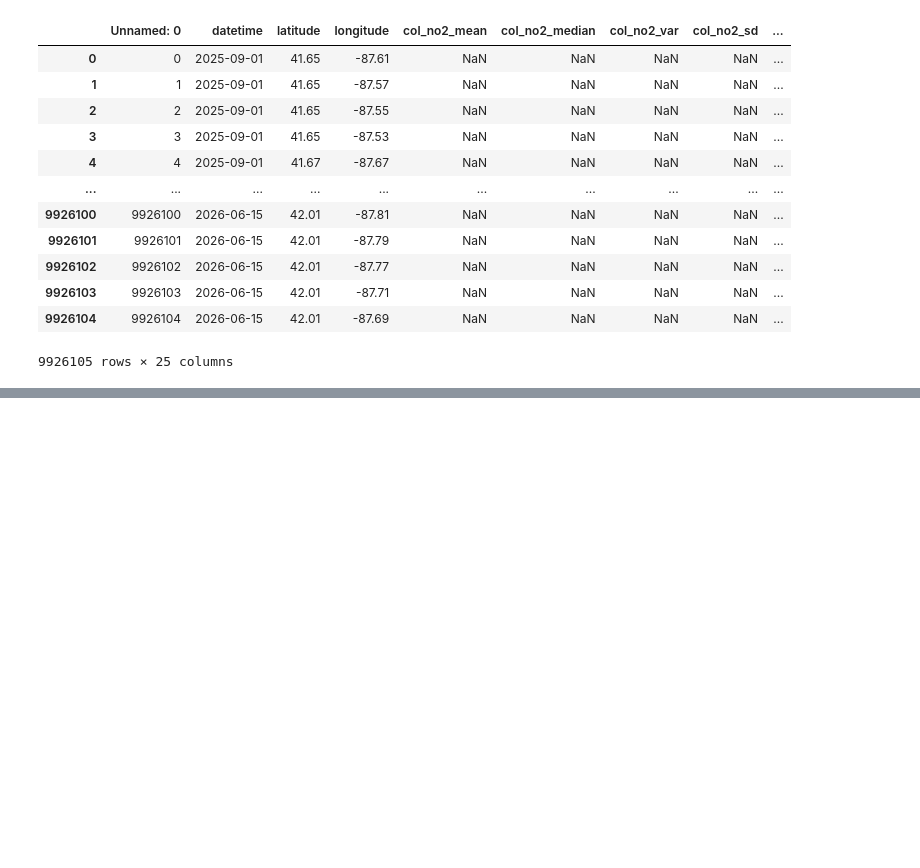
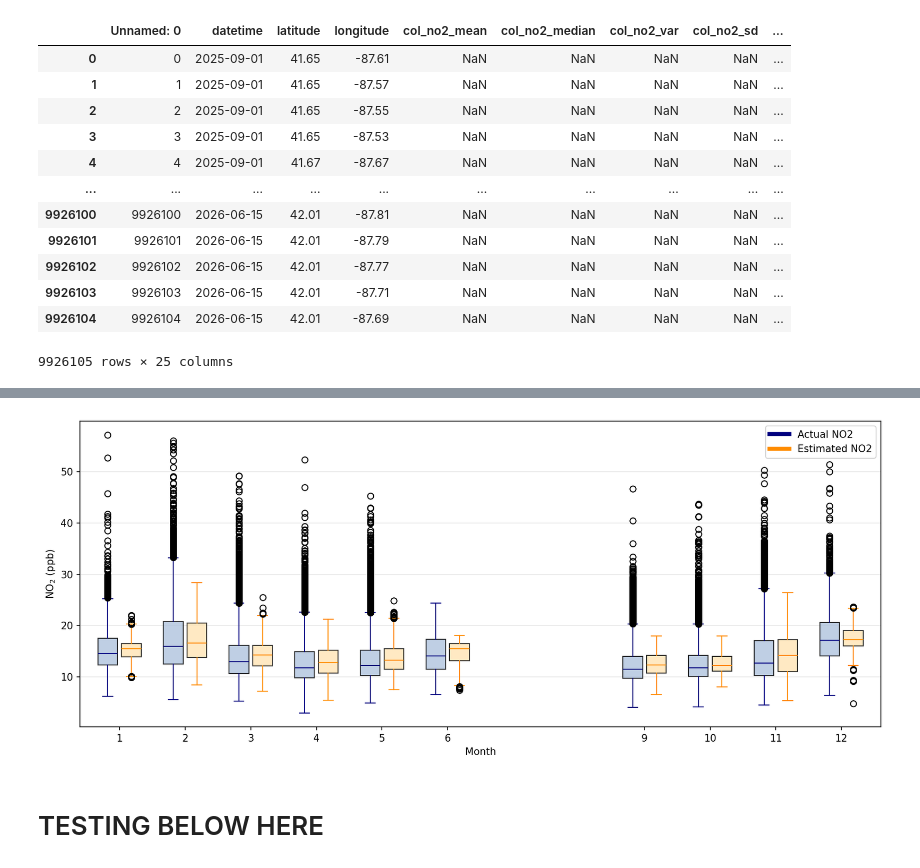
Before and after one commit to NASA-EarthRISE/earthrise-toolkit_ChicagoHAQ-2026, a Jupyter notebook: processing-scripts/clarity-tempo-fusion-v3.ipynb, the cells around one changed output, grey strips where cells are left out. Cells and saved outputs as stored; diff of their text form; code cells hidden in the pictures; blank space fills up the shorter version.

```diff
--- a/processing-scripts/clarity-tempo-fusion-v3.ipynb
+++ b/processing-scripts/clarity-tempo-fusion-v3.ipynb
@@ -357,0 +331,74 @@ vals = vals.merge(model_vals, on="hour", how="outer")
+# %%
+max_points_per_box = 10000
+
+monthly_estimates_plot = (
+    monthly_estimates_df[['month', 'sfc_no2_mean', 'no2_estimate']]
+    .dropna(subset=['sfc_no2_mean', 'no2_estimate'])
+    .copy()
+)
+monthly_estimates_plot['month'] = monthly_estimates_plot['month'].astype(int)
+
+months = []
+actual_by_hour = []
+estimated_by_hour = []
+
+rng = np.random.default_rng(41)
+
+for month, group in monthly_estimates_plot.groupby('month', sort=True):
+    months.append(int(month))
+
+    actual_values = group['sfc_no2_mean'].to_numpy(dtype=float)
+    estimated_values = group['no2_estimate'].to_numpy(dtype=float)
+
+    if len(actual_values) > max_points_per_box:
+        sample_idx = rng.choice(len(actual_values), size=max_points_per_box, replace=False)
+        actual_values = actual_values[sample_idx]
+        estimated_values = estimated_values[sample_idx]
+
+    actual_by_hour.append(actual_values)
+    estimated_by_hour.append(estimated_values)
+
+fig, ax = plt.subplots(figsize=(12, 5))
+
+positions_actual = [month - 0.18 for month in months]
+positions_estimated = [month + 0.18 for month in months]
+
+ax.boxplot(
+    actual_by_hour,
+    positions=positions_actual,
+    widths=0.3,
+    patch_artist=True,
+    boxprops=dict(facecolor='lightsteelblue', alpha=0.8),
+    medianprops=dict(color='navy'),
+    whiskerprops=dict(color='navy'),
+    capprops=dict(color='navy'),
+)
+ax.boxplot(
+    estimated_by_hour,
+    positions=positions_estimated,
+    widths=0.3,
+    patch_artist=True,
+    boxprops=dict(facecolor='moccasin', alpha=0.8),
+    medianprops=dict(color='darkorange'),
+    whiskerprops=dict(color='darkorange'),
+    capprops=dict(color='darkorange'),
+)
+
+ax.set_xticks(months)
+ax.set_xticklabels(months)
+ax.set_xlim(min(months) - 0.6, max(months) + 0.6)
+ax.set_xlabel('Month')
+ax.set_ylabel('NO$_2$ (ppb)')
+ax.set_title('')
+ax.grid(True, axis='y', alpha=0.3)
+
+actual_patch = plt.Line2D([0], [0], color='navy', lw=4, label='Actual NO2')
+estimated_patch = plt.Line2D([0], [0], color='darkorange', lw=4, label='Estimated NO2')
+ax.legend(handles=[actual_patch, estimated_patch])
+
+plt.tight_layout()
+plt.show()
+# %% [output]
+[figure, added]
+# %% [markdown]
+# TESTING BELOW HERE
```
Also changed, not shown: parts of 8 cells of this notebook.
